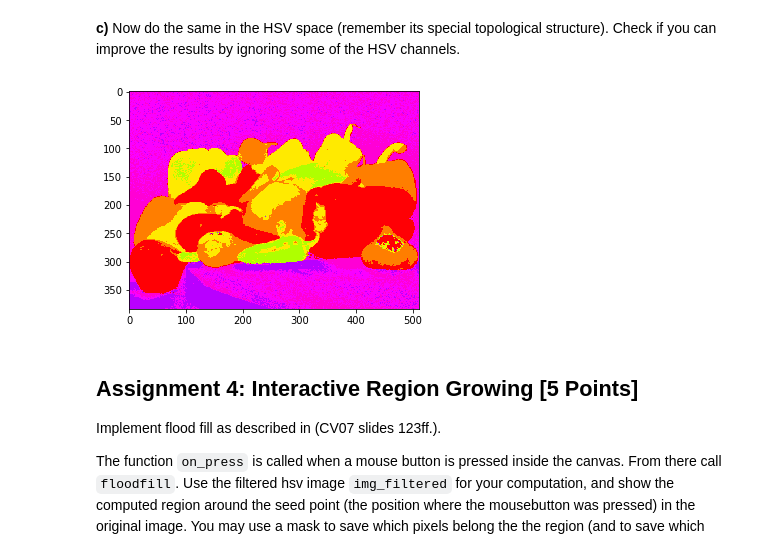
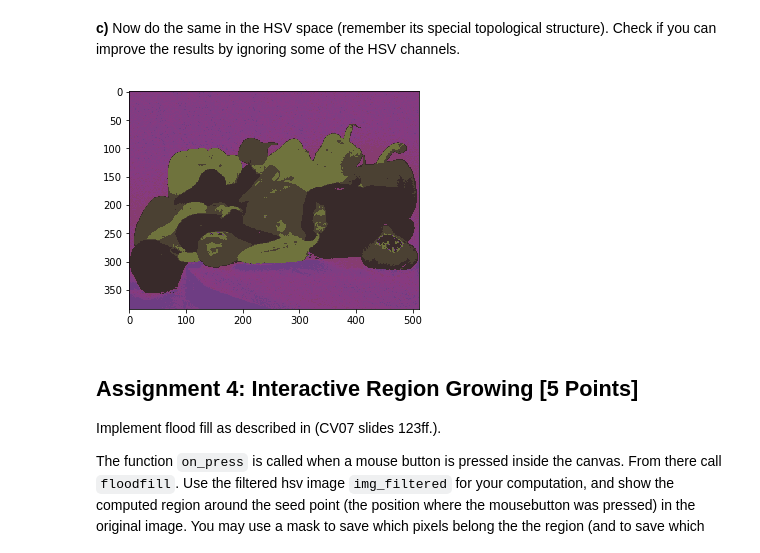
Before and after one commit to shorty-longbottom97/Computer_Vision, a Jupyter notebook: sheet05/sheet05.ipynb, the cells around one changed output. Drawn from its saved outputs; the diff is of its cells as text; code cells hidden in the pictures.

```diff
--- a/sheet05/sheet05.ipynb
+++ b/sheet05/sheet05.ipynb
@@ -137,8 +137,7 @@ def watershed(img, step=1):
 
                 # if isolated pixel, create new label
                 elif(num_labels) == 0:
-                    label[x,y] = new_label
-                    new_label += 1
+                    label[x,y] = new_label; new_label += 1
 
                 # if multiple labels in neighbourhood, create watershed
                 else:
@@ -311,65 +310,71 @@ def kmeans_hsv(img, k, threshold = 0):
             containing for each pixel the cluster it belongs to
         centers (numpy.ndarray): an array
     """
-    # make 2D array from 1D
-    wrap = lambda x: np.array([[y] for y in x])
-    # clustering by hue values only
-    hue_img = np.array(img[...,0])
-    #flatten and make 2D array to prepare for distance.cdist
-    flat_hue_img = hue_img.flatten()
-    wrapped_flat_hue_image = wrap(flat_hue_img)
+
+    # distance.cdist requires a list of observations. clustering by hue values only
+    flat_img = np.array(img[...,0]).flatten()
+    # expand dimension to make 1D into 2D array
+    expanded_flat_img = np.expand_dims(flat_img, axis=1)
     # random hue values
-    centers = wrap([np.random.random() for _ in range(k)])
+    centers = np.array([[np.random.random()] for _ in range(k)])
 
     change = np.inf
     while change > threshold:
-        #print(change)
         change = 0
         # pointwise HSV distance between hue pairs of in XA and XB
-        dist = distance.cdist(XA=wrapped_flat_hue_image,
+        dist = distance.cdist(XA=expanded_flat_img,
                               XB=centers,
                               metric=lambda x,y: min(abs(x-y), 1-abs(x-y)))
         # idx of min dist to cluster as labels
         cluster = np.array([np.argmin(dist[i,:]) for i in range(len(dist))])
-
         label_set = np.unique(cluster)
         for i in range(k):
             # if label is assigned
             if i in label_set:
                 # [0,1) values to 360 degrees
-                cluster_values = flat_hue_img[cluster == i]*360
+                cluster_values = flat_img[cluster == i]*360
                 # degrees to radians [-2pi, 2pi]
                 cluster_values = [math.radians(x) for x in cluster_values]
                 # calc average angle
                 sumcos = sumsin = 0
                 for angle in cluster_values:
                     sumcos += math.cos(angle)
                     sumsin += math.sin(angle)
                 # average angle in degrees
                 avg_angle = math.degrees(math.atan2(sumsin, sumcos))
                 # convert negative angles to positive
                 if avg_angle < 0:
                     avg_angle += 360
                 # degrees to [0,1)
                 new_center = avg_angle / 360
             # if centroid was unsuitable and label was not assigned
             else:
                 new_center = np.random.random()
-
+            # update change and list with cluster centers
             change += min(abs(centers[i,0]-new_center), 1-abs(centers[i,0]-new_center))
             centers[i] = [new_center]
+
+    # reverse earlier flattening to original image shape
     cluster = np.reshape(cluster, img.shape[:-1])
-    return cluster, np.array([[h,1,1] for h in centers.flatten()])
+
+    # add saturation and luminance to centers
+    centers_hsv = np.empty([3,k], dtype=np.float32)
+    # hsv averages in clusters
+    centers_hsv[0] = centers.flatten()
+    centers_hsv[1] = [np.average(img[cluster == label][1]) for label in range(k)]
+    centers_hsv[2] = [np.average(img[cluster == label][2]) for label in range(k)]
+
+    return cluster, centers_hsv.transpose()
 
 img_hsv = color.rgb2hsv(img)
 k = 7
 theta = 0.01
 
 cluster, centers_hsv = kmeans_hsv(img_hsv, k, theta)
 plt.imshow(color.hsv2rgb(centers_hsv[cluster]))
 plt.show()
 # %% [output]
-[figure, old version]
+[figure, new version]
 # %% [markdown]
 ## Assignment 4: Interactive Region Growing [5 Points]
 
```
Also changed, not shown: parts of 2 cells of this notebook.
